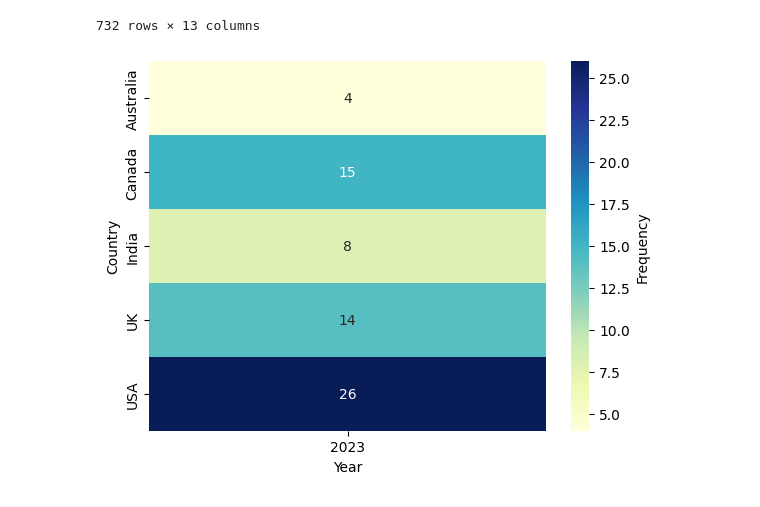
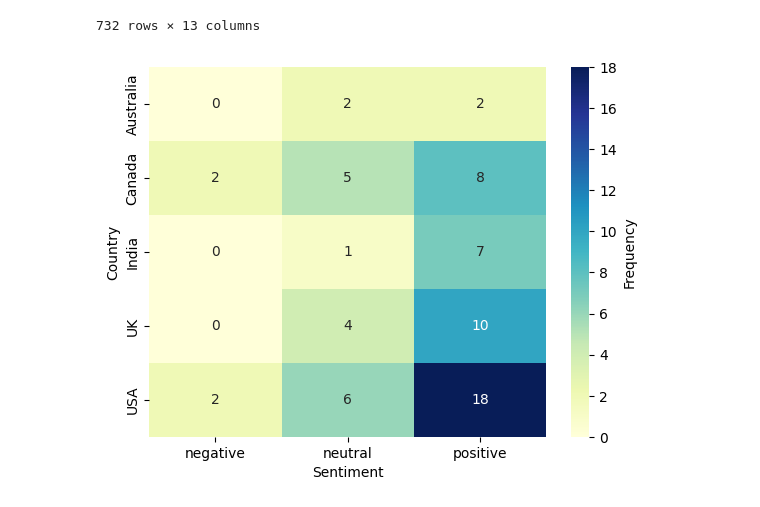
Before and after one commit to Finova-MIT/intro-to-ml-Tejas-srivastava505, a Jupyter notebook: Task1_Finova.ipynb, the cells around one changed output. Cells and saved outputs as stored; diff of their text form; code cells hidden in the pictures.

```diff
--- a/Task1_Finova.ipynb
+++ b/Task1_Finova.ipynb
@@ -146,9 +146,9 @@ data
 | 732 | organizing a virtual talent show ... | happy | 15-11-2020 15:15 | VirtualTalentShowSuccessHighSchool | Instagram | #VirtualEntertainment #HighSchool... | 24 | 47 | USA | 2020 | ... |
 732 rows × 13 columns
 # %%
-df_a=data[(data["Sentiment"]=="positive") | (data["Sentiment"]=="negative") | (data["Sentiment"]=="neutral")]["Country"].str.strip()
-tab1=pd.crosstab(df_a,data["Year"])
-sns.heatmap(tab1,annot=True, fmt='d', cmap='YlGnBu')   #plotting heatmap for the tab1 data
+df_a=data[(data["Sentiment"]=="positive") | (data["Sentiment"]=="negative") | (data["Sentiment"]=="neutral")]["Sentiment"]  #finding all where sentiments are posistive, negative or neutral and taking column sentiment
+tab2=pd.crosstab(data["Country"].str.strip(),df_a)  #crosstab with the Country and df_a which has Sentimnets
+sns.heatmap(tab2,annot=True, fmt='d', cmap='YlGnBu')   #plotting heatmap
 plt.gca().collections[0].colorbar.set_label('Frequency')
 # %% [output]
-[figure, old version]
+[figure, new version]
```
